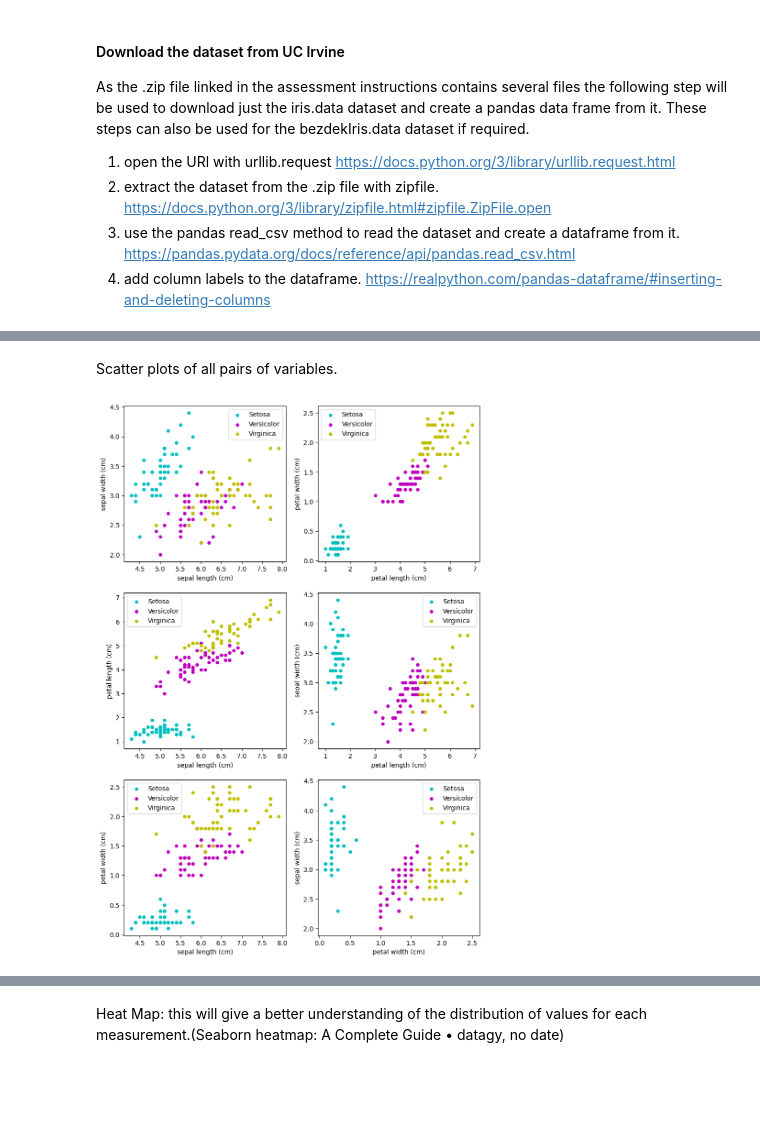
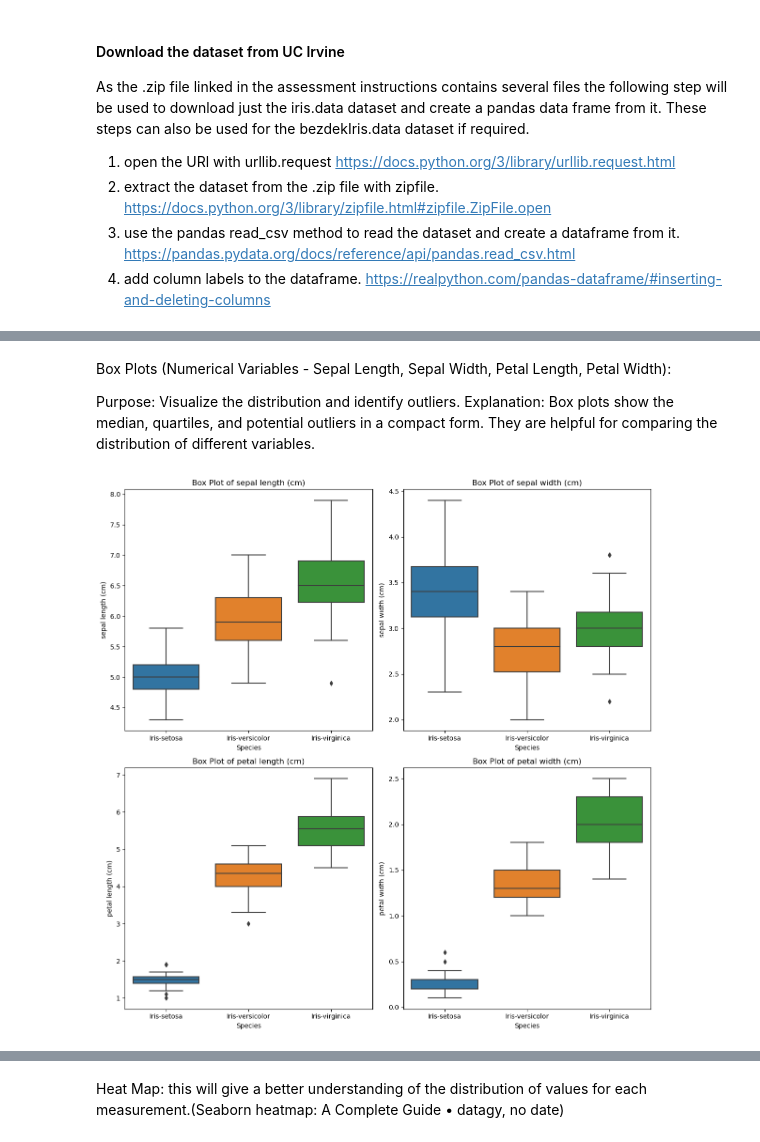
Before and after one commit to decvfox/fofda-assessment, a Jupyter notebook: project.ipynb, the cells around one changed output, grey strips where cells are left out. Cells and saved outputs as stored; diff of their text form; code cells hidden in the pictures; blank space fills up the shorter version.

```diff
--- a/project.ipynb
+++ b/project.ipynb
@@ -94,32 +146,18 @@ plt.show()
-# %% [markdown]
-Scatter plots of all pairs of variables.
-# %%
-fig, ((ax, ax1), (ax2, ax3), (ax4, ax5)) = plt.subplots(ncols=2, nrows=3, figsize=(10, 15))
-
-df1.plot(kind = 'scatter', x = 'sepal length (cm)', y = 'sepal width (cm)', label = 'Setosa', color='c', ax=ax)
-df2.plot(kind = 'scatter', x = 'sepal length (cm)', y = 'sepal width (cm)', color='m', label = 'Versicolor', ax=ax)
-df3.plot(kind = 'scatter', x = 'sepal length (cm)', y = 'sepal width (cm)', color='y', label = 'Virginica', ax=ax)
-
-df1.plot(kind = 'scatter', x = 'petal length (cm)', y = 'petal width (cm)', label = 'Setosa', color='c', ax=ax1)
-df2.plot(kind = 'scatter', x = 'petal length (cm)', y = 'petal width (cm)', color='m', label = 'Versicolor', ax=ax1)
-df3.plot(kind = 'scatter', x = 'petal length (cm)', y = 'petal width (cm)', color='y', label = 'Virginica', ax=ax1)
-
-df1.plot(kind = 'scatter', x = 'sepal length (cm)', y = 'petal length (cm)', label = 'Setosa', color='c', ax=ax2)
-df2.plot(kind = 'scatter', x = 'sepal length (cm)', y = 'petal length (cm)', color='m', label = 'Versicolor', ax=ax2)
-df3.plot(kind = 'scatter', x = 'sepal length (cm)', y = 'petal length (cm)', color='y', label = 'Virginica', ax=ax2)
-
-df1.plot(kind = 'scatter', x = 'petal length (cm)', y = 'sepal width (cm)', label = 'Setosa', color='c', ax=ax3)
-df2.plot(kind = 'scatter', x = 'petal length (cm)', y = 'sepal width (cm)', color='m', label = 'Versicolor', ax=ax3)
-df3.plot(kind = 'scatter', x = 'petal length (cm)', y = 'sepal width (cm)', color='y', label = 'Virginica', ax=ax3)
-
-df1.plot(kind = 'scatter', x = 'sepal length (cm)', y = 'petal width (cm)', label = 'Setosa', color='c', ax=ax4)
-df2.plot(kind = 'scatter', x = 'sepal length (cm)', y = 'petal width (cm)', color='m', label = 'Versicolor', ax=ax4)
-df3.plot(kind = 'scatter', x = 'sepal length (cm)', y = 'petal width (cm)', color='y', label = 'Virginica', ax=ax4)
-
-df1.plot(kind = 'scatter', x = 'petal width (cm)', y = 'sepal width (cm)', label = 'Setosa', color='c', ax=ax5)
-df2.plot(kind = 'scatter', x = 'petal width (cm)', y = 'sepal width (cm)', color='m', label = 'Versicolor', ax=ax5)
-df3.plot(kind = 'scatter', x = 'petal width (cm)', y = 'sepal width (cm)', color='y', label = 'Virginica', ax=ax5)
-
-plt.show()
-# %% [output]
-[figure, removed]
+# %% [markdown]
+Box Plots (Numerical Variables - Sepal Length, Sepal Width, Petal Length, Petal Width):
+
+Purpose: Visualize the distribution and identify outliers.
+Explanation: Box plots show the median, quartiles, and potential outliers in a compact form. They are helpful for comparing the distribution of different variables.
+# %%
+# Plot box plots for numerical variables
+plt.figure(figsize=(12,12))
+
+for i, col in enumerate(df.columns[:-1]):
+    plt.subplot(2, 2, i + 1)
+    sns.boxplot(x='Species', y=col, data=df)
+    plt.title(f'Box Plot of {col}')
+
+plt.tight_layout()
+plt.show()
+# %% [output]
+[figure, added]
```
Also changed, not shown: parts of 23 cells of this notebook, 1 other file.
